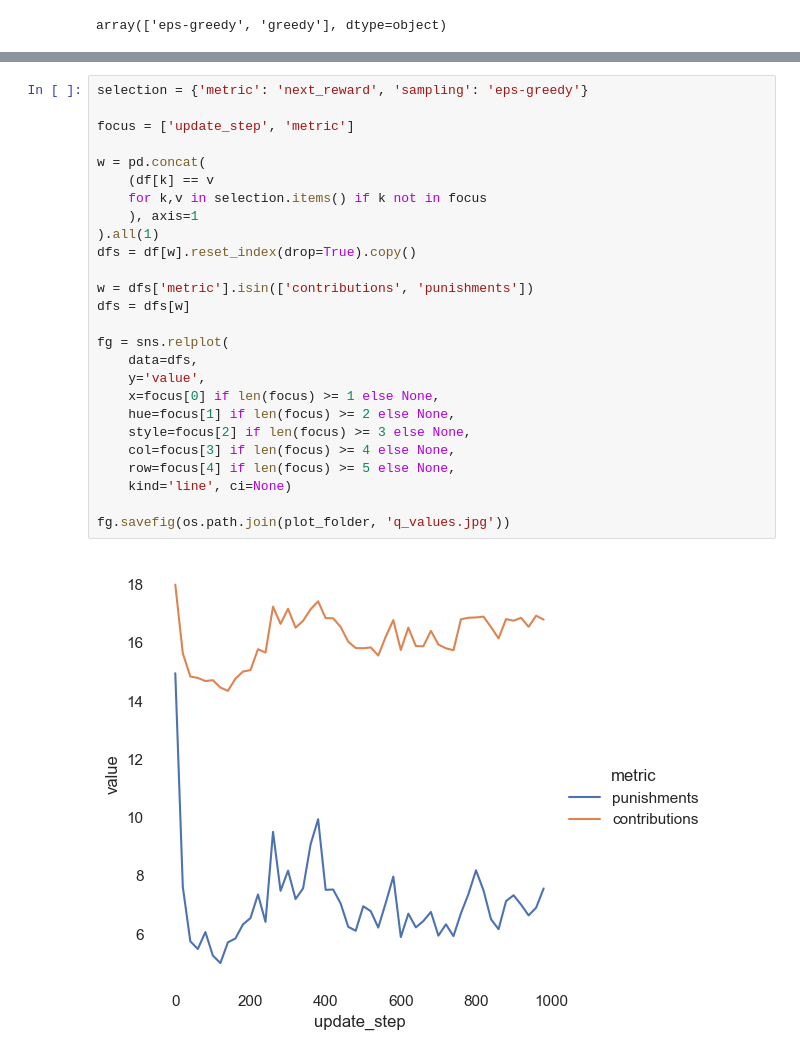
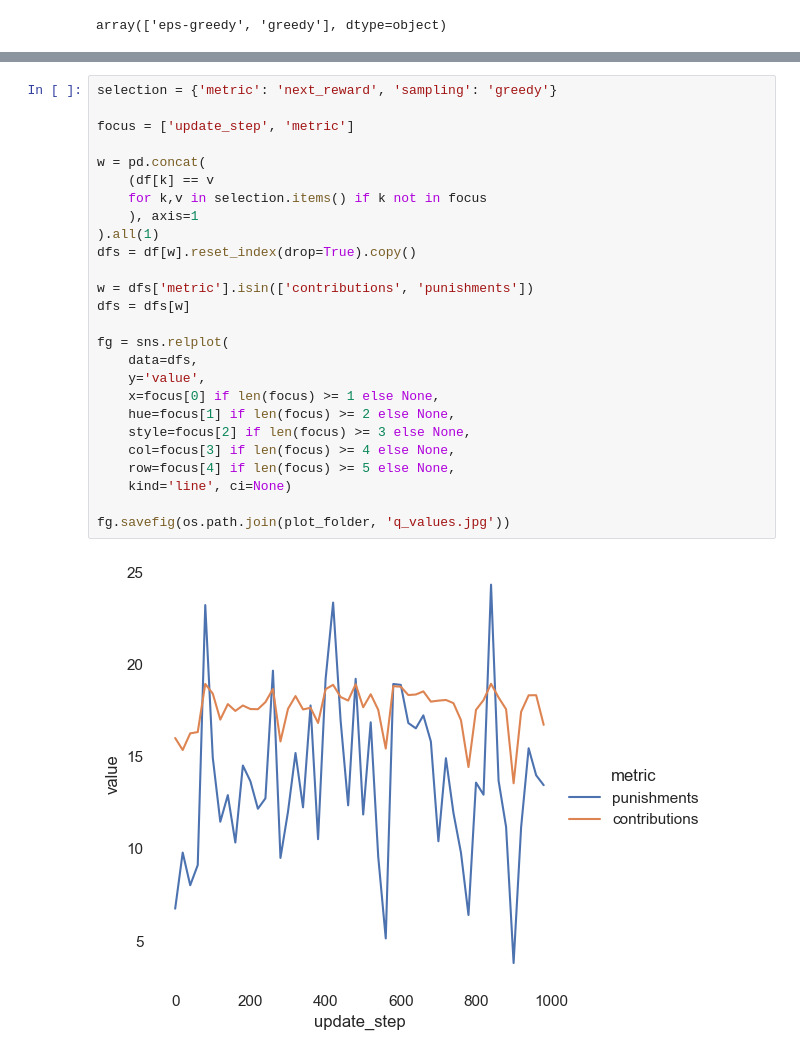
Before and after one commit to center-for-humans-and-machines/algorithmic-institutions, a Jupyter notebook: notebooks/manager_evaluation/rl_v3_dev.ipynb, the cells around one changed output, grey strips where cells are left out. Drawn from its saved outputs; the diff is of its cells as text.

```diff
--- a/notebooks/manager_evaluation/rl_v3_dev.ipynb
+++ b/notebooks/manager_evaluation/rl_v3_dev.ipynb
@@ -137,29 +140,29 @@ fg.savefig(os.path.join(plot_folder, 'q_values.jpg'))
 # %%
-selection = {'metric': 'next_reward', 'sampling': 'eps-greedy'}
+selection = {'metric': 'next_reward', 'sampling': 'greedy'}
 
 focus = ['update_step', 'metric']
 
 w = pd.concat(
     (df[k] == v
     for k,v in selection.items() if k not in focus
     ), axis=1
 ).all(1)
 dfs = df[w].reset_index(drop=True).copy()
 
 w = dfs['metric'].isin(['contributions', 'punishments'])
 dfs = dfs[w]
 
 fg = sns.relplot(
     data=dfs,
     y='value',
     x=focus[0] if len(focus) >= 1 else None,
     hue=focus[1] if len(focus) >= 2 else None,
     style=focus[2] if len(focus) >= 3 else None,
     col=focus[3] if len(focus) >= 4 else None,
     row=focus[4] if len(focus) >= 5 else None,
     kind='line', ci=None)
 
 fg.savefig(os.path.join(plot_folder, 'q_values.jpg'))
 # %% [output]
-[figure, old version]
+[figure, new version]
 # %%
```
Also changed, not shown: parts of 5 cells of this notebook, 4 other files.
